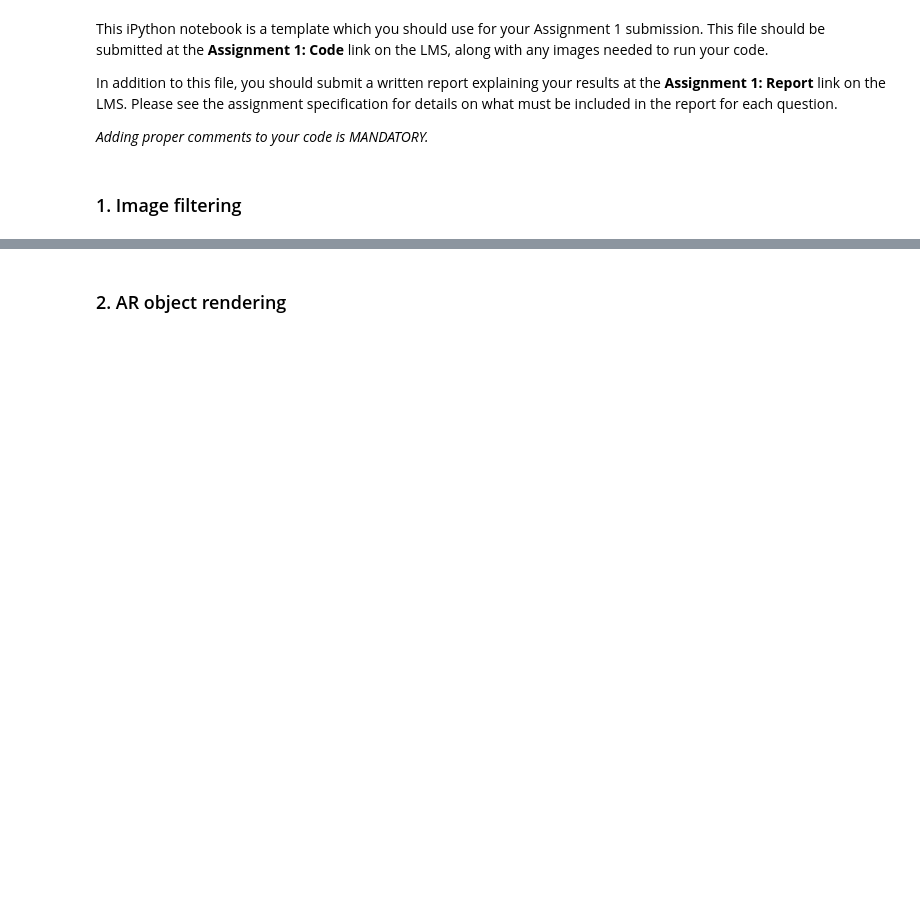
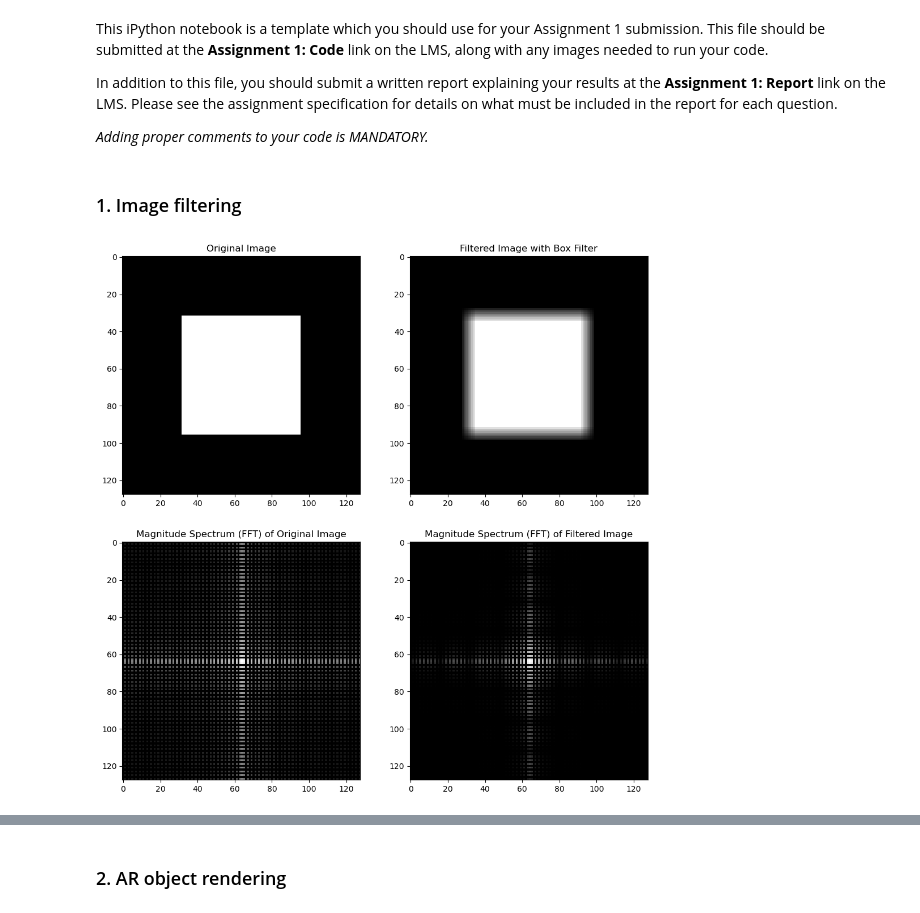
Before and after one commit to xinliu97/COMP90086, a Jupyter notebook: COMP90086_asst1_2024.ipynb, the cells around one changed output, grey strips where cells are left out. Drawn from its saved outputs; the diff is of its cells as text; code cells hidden in the pictures; blank space fills up the shorter version.

```diff
--- a/COMP90086_asst1_2024.ipynb
+++ b/COMP90086_asst1_2024.ipynb
@@ -39,3 +39,55 @@ pasted_object = (obj.astype(np.float32) * alpha) + (bg.astype(np.float32) * (1-a
 pasted_object = pasted_object.astype(np.uint8)
 # %% [markdown]
 ### 1. Image filtering
+# %%
+import numpy as np
+import matplotlib.pyplot as plt
+from scipy.ndimage import convolve
+
+# 生成一个简单的二维信号（例如，一个简单的图像）
+image = np.zeros((128, 128))
+image[32:96, 32:96] = 1  # 创建一个中心为白色的方块
+
+# 定义一个3x3的盒式滤波器
+box_filter = np.ones((8, 8)) / (8*8)
+
+# 对图像应用盒式滤波器
+filtered_image = convolve(image, box_filter)
+
+# 计算滤波后的二维傅里叶变换
+fft_filtered_image = np.fft.fft2(filtered_image)
+
+# 计算原图像的二维傅里叶变换
+fft_image = np.fft.fft2(image)
+
+
+# 将零频率分量移到中心
+fft_filtered_image_shifted = np.fft.fftshift(fft_filtered_image)
+fft_image_shifted = np.fft.fftshift(fft_image)
+
+# 计算幅值谱
+magnitude_spectrum_filtered = np.abs(fft_filtered_image_shifted)
+magnitude_spectrum = np.abs(fft_image_shifted)
+
+# 可视化原始图像、滤波后图像及其频域表示
+plt.figure(figsize=(12, 12))
+
+plt.subplot(2, 2, 1)
+plt.imshow(image, cmap='gray')
+plt.title('Original Image')
+
+plt.subplot(2, 2, 2)
+plt.imshow(filtered_image, cmap='gray')
+plt.title('Filtered Image with Box Filter')
+
+plt.subplot(2, 2, 3)
+plt.imshow(np.log1p(magnitude_spectrum), cmap='gray')
+plt.title('Magnitude Spectrum (FFT) of Original Image')
+
+plt.subplot(2, 2, 4)
+plt.imshow(np.log1p(magnitude_spectrum_filtered), cmap='gray')
+plt.title('Magnitude Spectrum (FFT) of Filtered Image')
+
+plt.show()
+# %% [output]
+[figure, added]
```
Also changed, not shown: parts of 5 cells of this notebook, 7 other files.
